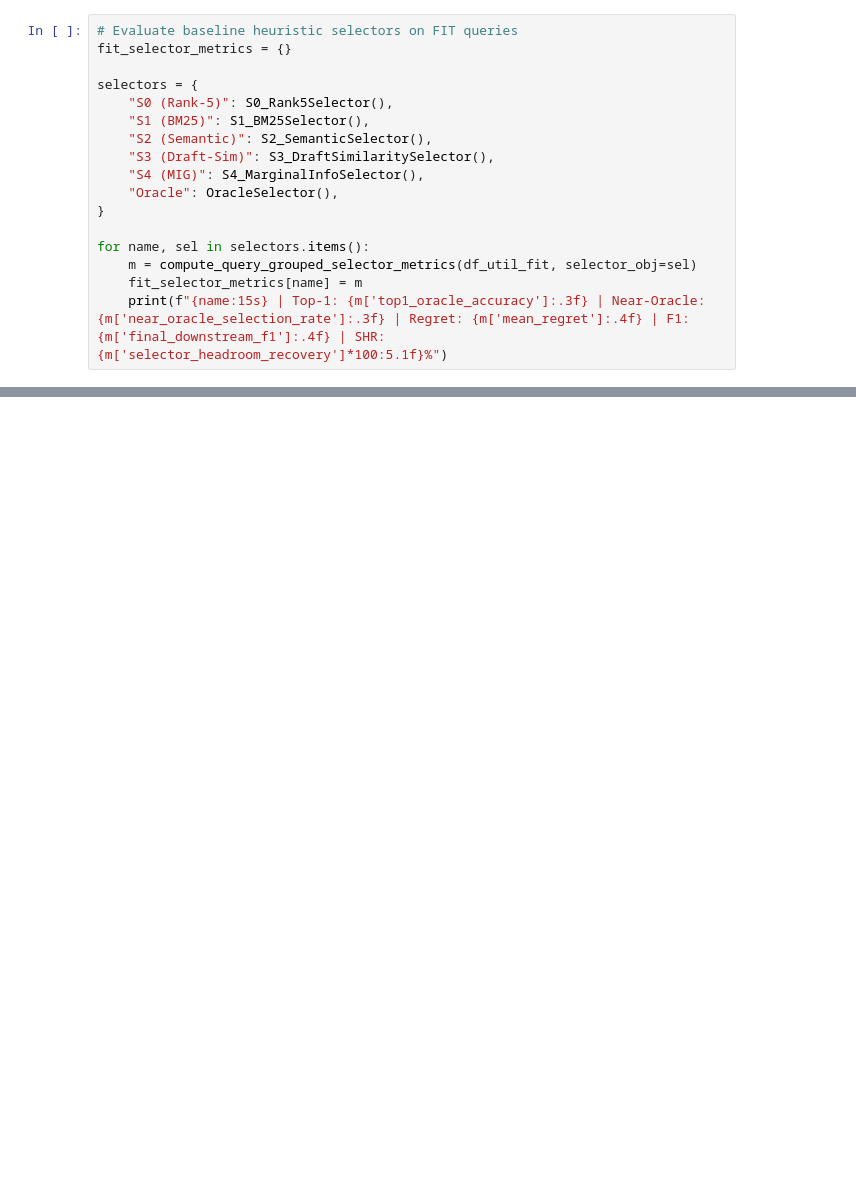
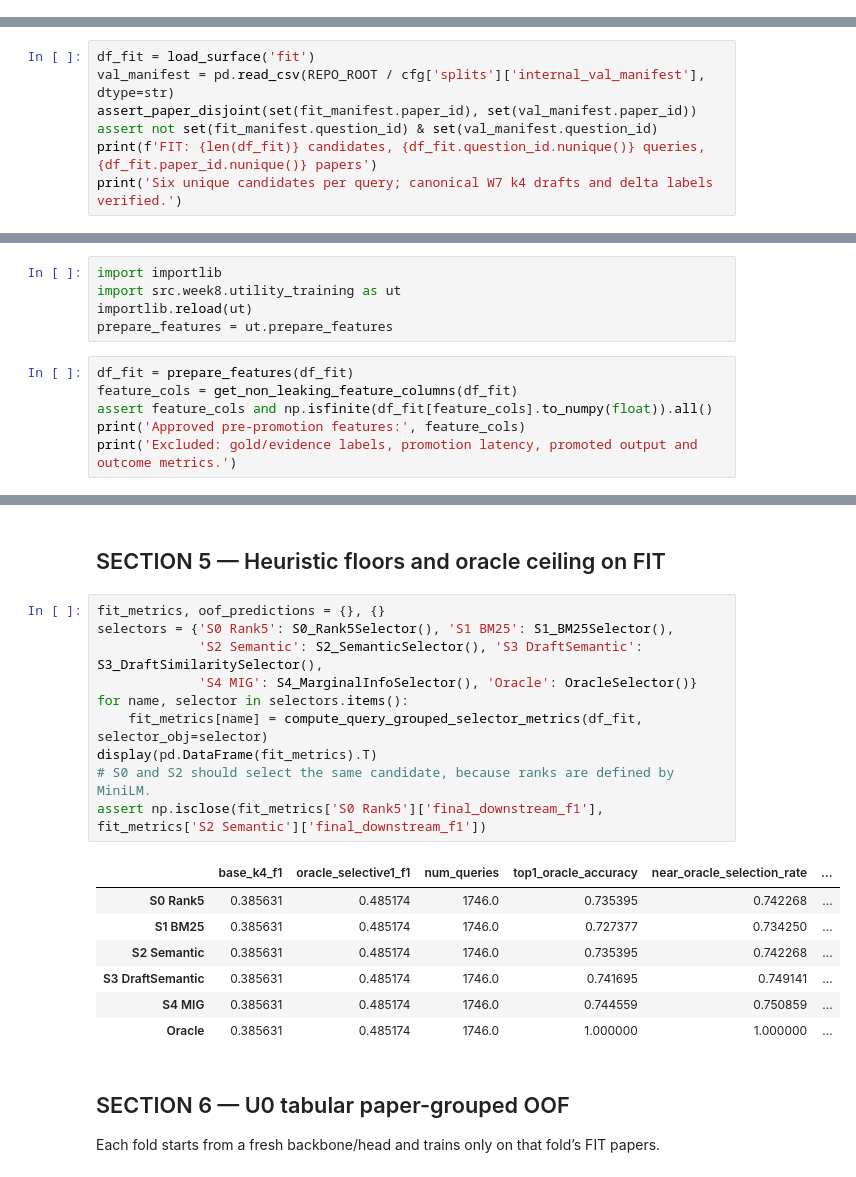
Before and after one commit to Guna-Venkat/CS787-QCCA-RAG, a Jupyter notebook: notebooks/week8/week8c_utility_modeling.ipynb, the cells around one changed output, grey strips where cells are left out. Saved outputs shown, nothing was run; the diff lists cells and outputs as text; blank space fills up the shorter version.

```diff
--- a/notebooks/week8/week8c_utility_modeling.ipynb
+++ b/notebooks/week8/week8c_utility_modeling.ipynb
@@ -184,17 +0,0 @@ print(df_util_fit["target_regret"].describe()[["mean", "std", "min", "50%", "75%
-# %%
-# Evaluate baseline heuristic selectors on FIT queries
-fit_selector_metrics = {}
-
-selectors = {
-    "S0 (Rank-5)": S0_Rank5Selector(),
-    "S1 (BM25)": S1_BM25Selector(),
-    "S2 (Semantic)": S2_SemanticSelector(),
-    "S3 (Draft-Sim)": S3_DraftSimilaritySelector(),
-    "S4 (MIG)": S4_MarginalInfoSelector(),
-    "Oracle": OracleSelector(),
-}
-
-for name, sel in selectors.items():
-    m = compute_query_grouped_selector_metrics(df_util_fit, selector_obj=sel)
-    fit_selector_metrics[name] = m
-    print(f"{name:15s} | Top-1: {m['top1_oracle_accuracy']:.3f} | Near-Oracle: {m['near_oracle_selection_rate']:.3f} | Regret: {m['mean_regret']:.4f} | F1: {m['final_downstream_f1']:.4f} | SHR: {m['selector_headroom_recovery']*100:5.1f}%")
@@ -466,0 +102,7 @@ print(f"Successfully saved verified W8-C artifacts to {out_tables} and {out_surf
+# %%
+df_fit = load_surface('fit')
+val_manifest = pd.read_csv(REPO_ROOT / cfg['splits']['internal_val_manifest'], dtype=str)
+assert_paper_disjoint(set(fit_manifest.paper_id), set(val_manifest.paper_id))
+assert not set(fit_manifest.question_id) & set(val_manifest.question_id)
+print(f'FIT: {len(df_fit)} candidates, {df_fit.question_id.nunique()} queries, {df_fit.paper_id.nunique()} papers')
+print('Six unique candidates per query; canonical W7 k4 drafts and delta labels verified.')
@@ -466,0 +114,11 @@ print(f"Successfully saved verified W8-C artifacts to {out_tables} and {out_surf
+# %%
+import importlib
+import src.week8.utility_training as ut
+importlib.reload(ut)
+prepare_features = ut.prepare_features
+# %%
+df_fit = prepare_features(df_fit)
+feature_cols = get_non_leaking_feature_columns(df_fit)
+assert feature_cols and np.isfinite(df_fit[feature_cols].to_numpy(float)).all()
+print('Approved pre-promotion features:', feature_cols)
+print('Excluded: gold/evidence labels, promotion latency, promoted output and outcome metrics.')
@@ -466,0 +146,24 @@ print(f"Successfully saved verified W8-C artifacts to {out_tables} and {out_surf
+# %% [markdown]
+## SECTION 5 — Heuristic floors and oracle ceiling on FIT
+# %%
+fit_metrics, oof_predictions = {}, {}
+selectors = {'S0 Rank5': S0_Rank5Selector(), 'S1 BM25': S1_BM25Selector(),
+             'S2 Semantic': S2_SemanticSelector(), 'S3 DraftSemantic': S3_DraftSimilaritySelector(),
+             'S4 MIG': S4_MarginalInfoSelector(), 'Oracle': OracleSelector()}
+for name, selector in selectors.items():
+    fit_metrics[name] = compute_query_grouped_selector_metrics(df_fit, selector_obj=selector)
+display(pd.DataFrame(fit_metrics).T)
+# S0 and S2 should select the same candidate, because ranks are defined by MiniLM.
+assert np.isclose(fit_metrics['S0 Rank5']['final_downstream_f1'], fit_metrics['S2 Semantic']['final_downstream_f1'])
+# %% [output]
+|  | base_k4_f1 | oracle_selective1_f1 | num_queries | top1_oracle_accuracy | near_oracle_selection_rate | ... |
+| S0 Rank5 | 0.385631 | 0.485174 | 1746.0 | 0.735395 | 0.742268 | ... |
+| S1 BM25 | 0.385631 | 0.485174 | 1746.0 | 0.727377 | 0.734250 | ... |
+| S2 Semantic | 0.385631 | 0.485174 | 1746.0 | 0.735395 | 0.742268 | ... |
+| S3 DraftSemantic | 0.385631 | 0.485174 | 1746.0 | 0.741695 | 0.749141 | ... |
+| S4 MIG | 0.385631 | 0.485174 | 1746.0 | 0.744559 | 0.750859 | ... |
+| Oracle | 0.385631 | 0.485174 | 1746.0 | 1.000000 | 1.000000 | ... |
+# %% [markdown]
+## SECTION 6 — U0 tabular paper-grouped OOF
+
+Each fold starts from a fresh backbone/head and trains only on that fold’s FIT papers.
```
Also changed, not shown: parts of 70 cells of this notebook, 24 other files.
